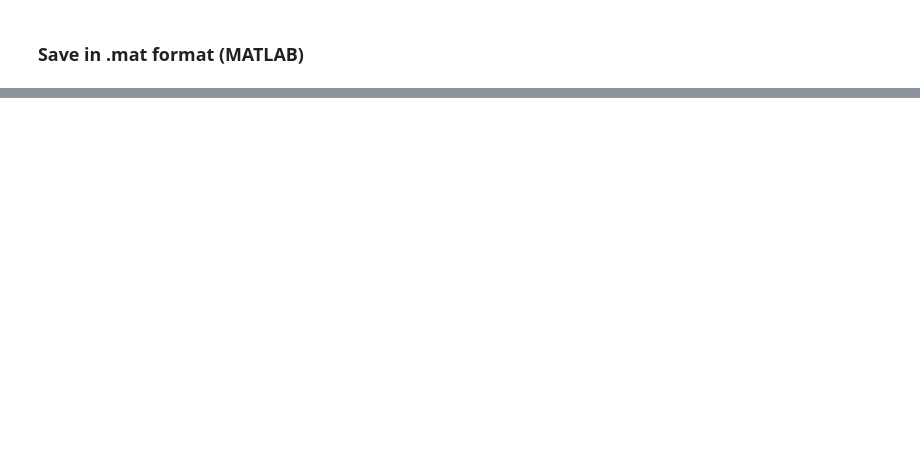
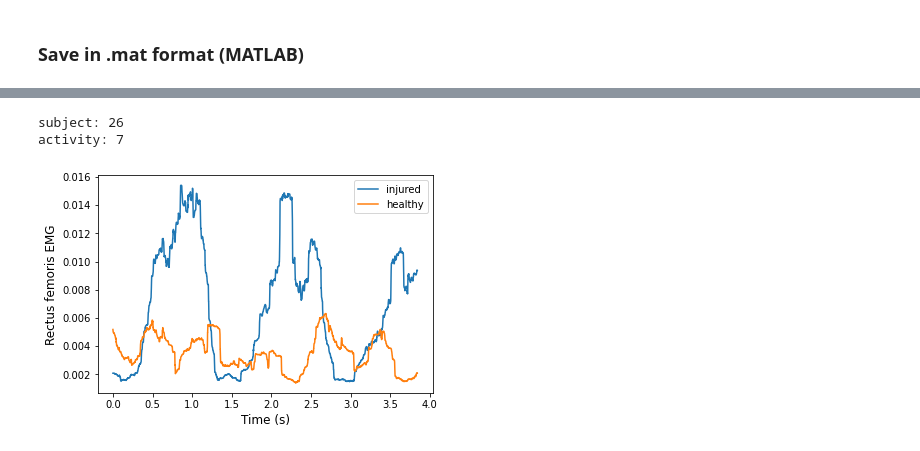
Before and after one commit to ounospanas/KneE-PAD, a Jupyter notebook: KneE_PAD_Download_Read_and_Segment.ipynb, the cells around one changed output, grey strips where cells are left out. Saved outputs shown, nothing was run; the diff lists cells and outputs as text; code cells hidden in the pictures; blank space fills up the shorter version.

```diff
--- a/KneE_PAD_Download_Read_and_Segment.ipynb
+++ b/KneE_PAD_Download_Read_and_Segment.ipynb
@@ -35,3 +25,5 @@ emg_sr = 1259.2592592592594 #Hz
 imu_sr = 148.14814814814815 #Hz
 window_step = 1/4 #0.25sec
 n_sensors = 8
+cutoff = 50
+order = 2
@@ -173,0 +308,20 @@ savemat('dataset.mat', dataset_dict)
+# %%
+ind = 3540
+
+print('subject:',subjects[ind])
+print('activity:',labels[ind])
+
+time = np.arange(0, len(rms_emg[ind,0,:]))/emg_sr
+plt.plot(time,rms_emg[ind,foot[ind]+0,:])
+plt.plot(time,rms_emg[ind,strong_foot[ind]+0,:])
+plt.legend(["injured", "healthy"], loc ="upper right")
+plt.xlabel('Time (s)', fontsize=12)
+plt.ylabel('Rectus femoris EMG', fontsize=12)
+
+plt.savefig('Rectus_femoris_EMG_walking_nfe.png', dpi=300)
+
+plt.show()
+# %% [output]
+subject: 26
+activity: 7
+[figure, added]
```
Also changed, not shown: parts of 24 cells of this notebook, 3 other files.
